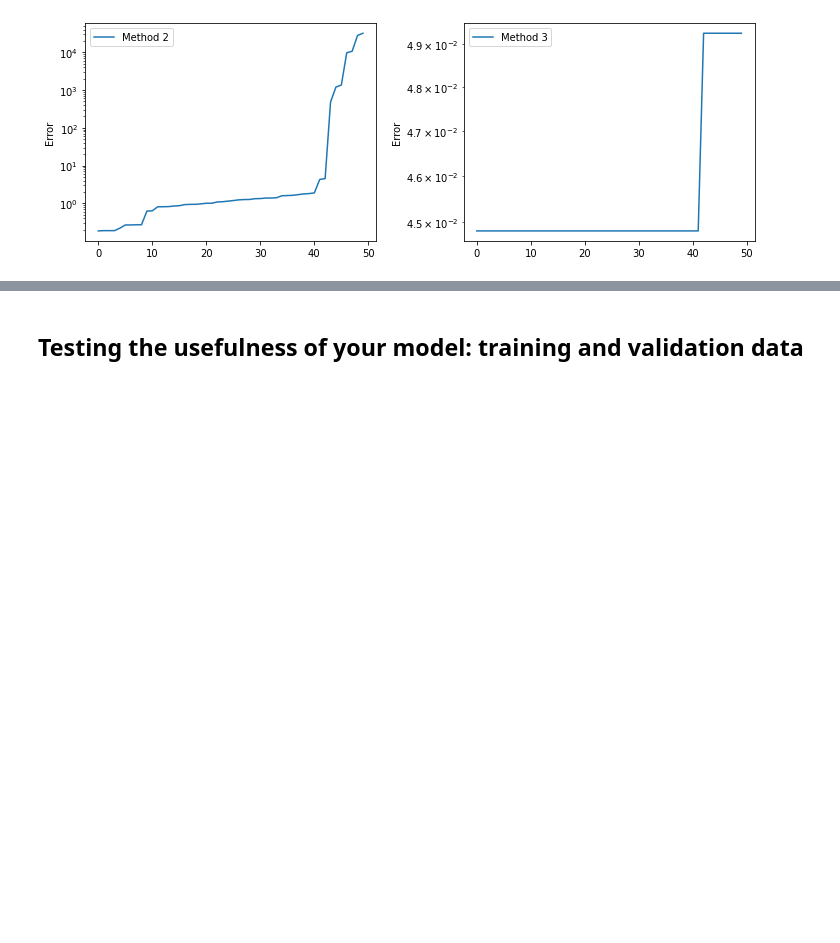
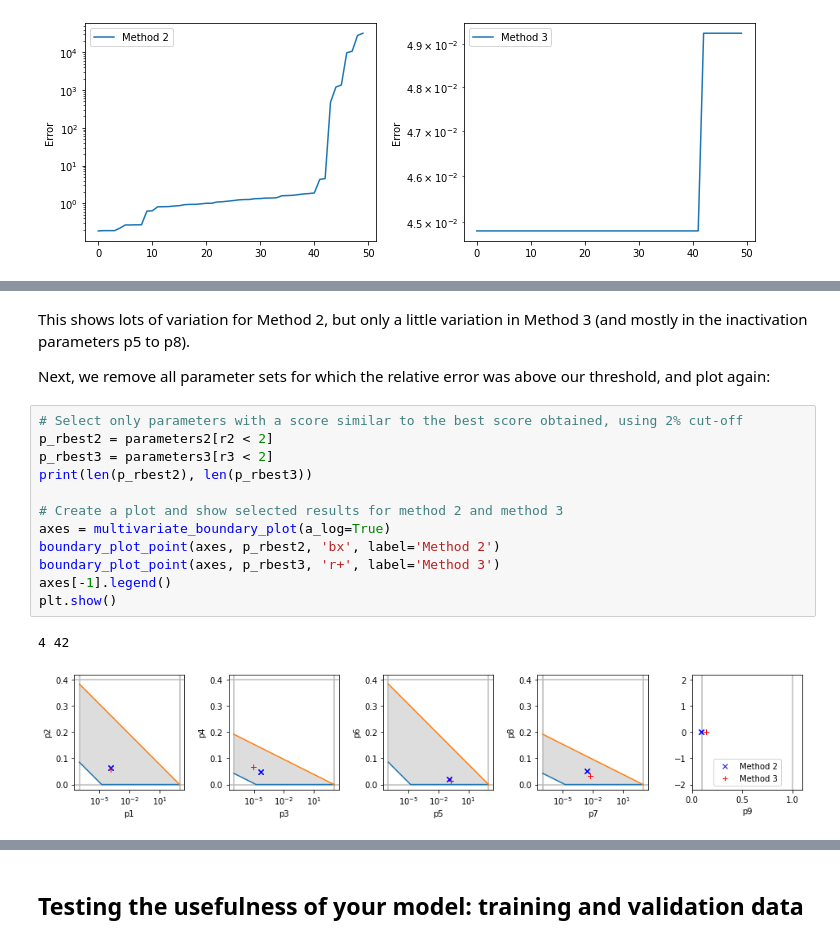
Before and after one commit to CardiacModelling/fitting-notebooks, a Jupyter notebook: ion-currents/reliability.ipynb, the cells around one changed output, grey strips where cells are left out. Drawn from its saved outputs; the diff is of its cells as text; blank space fills up the shorter version.

```diff
--- a/ion-currents/reliability.ipynb
+++ b/ion-currents/reliability.ipynb
@@ -353,0 +217,19 @@ We can, however, test if the model is useful...
+# %% [markdown]
+This shows lots of variation for Method 2, but only a little variation in Method 3 (and mostly in the inactivation parameters p5 to p8).
+
+Next, we remove all parameter sets for which the relative error was above our threshold, and plot again:
+# %%
+# Select only parameters with a score similar to the best score obtained, using 2% cut-off
+p_rbest2 = parameters2[r2 < 2]
+p_rbest3 = parameters3[r3 < 2]
+print(len(p_rbest2), len(p_rbest3))
+
+# Create a plot and show selected results for method 2 and method 3
+axes = multivariate_boundary_plot(a_log=True)
+boundary_plot_point(axes, p_rbest2, 'bx', label='Method 2')
+boundary_plot_point(axes, p_rbest3, 'r+', label='Method 3')
+axes[-1].legend()
+plt.show()
+# %% [output]
+4 42
+[figure, added]
```
Also changed, not shown: parts of 56 cells of this notebook, 2 other files.
